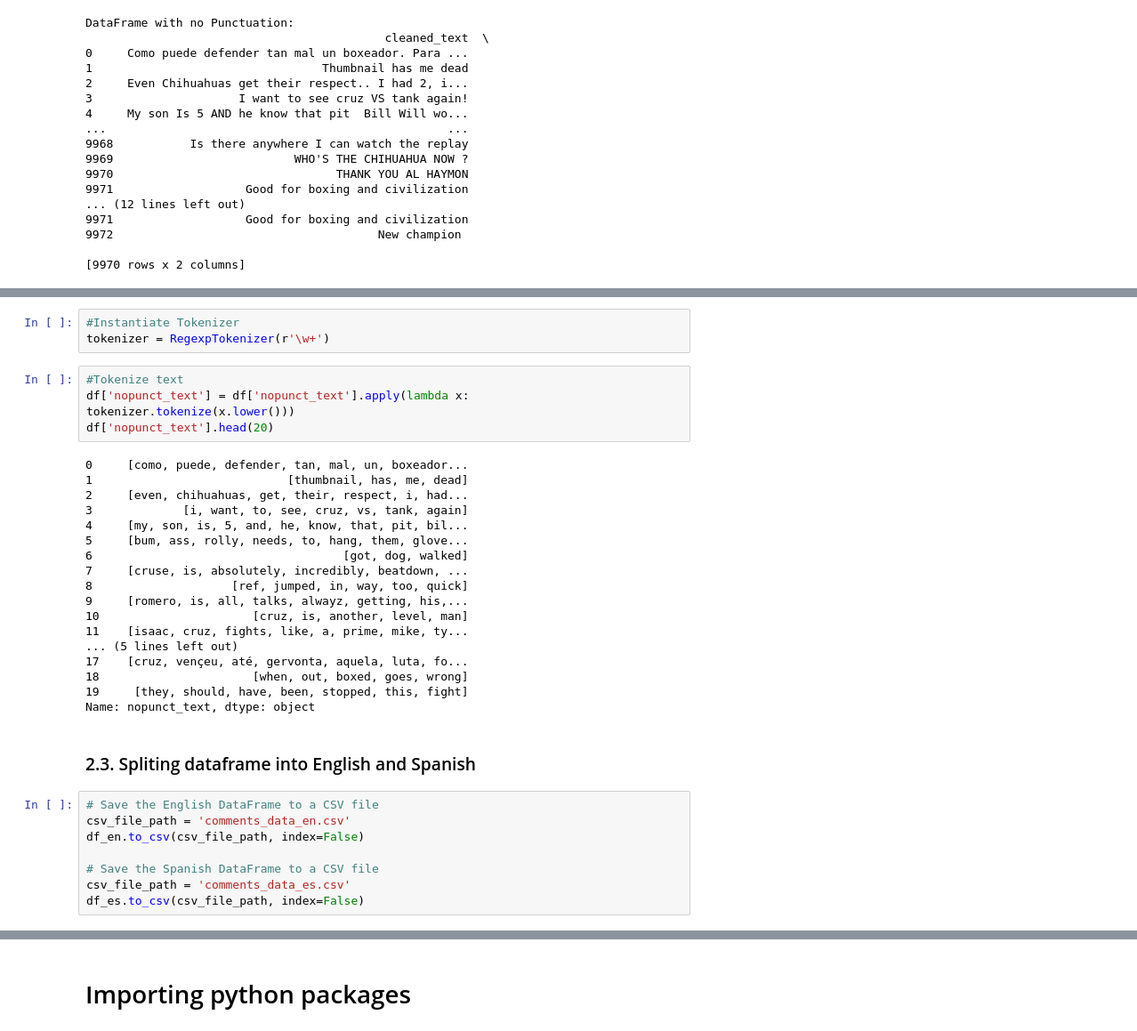
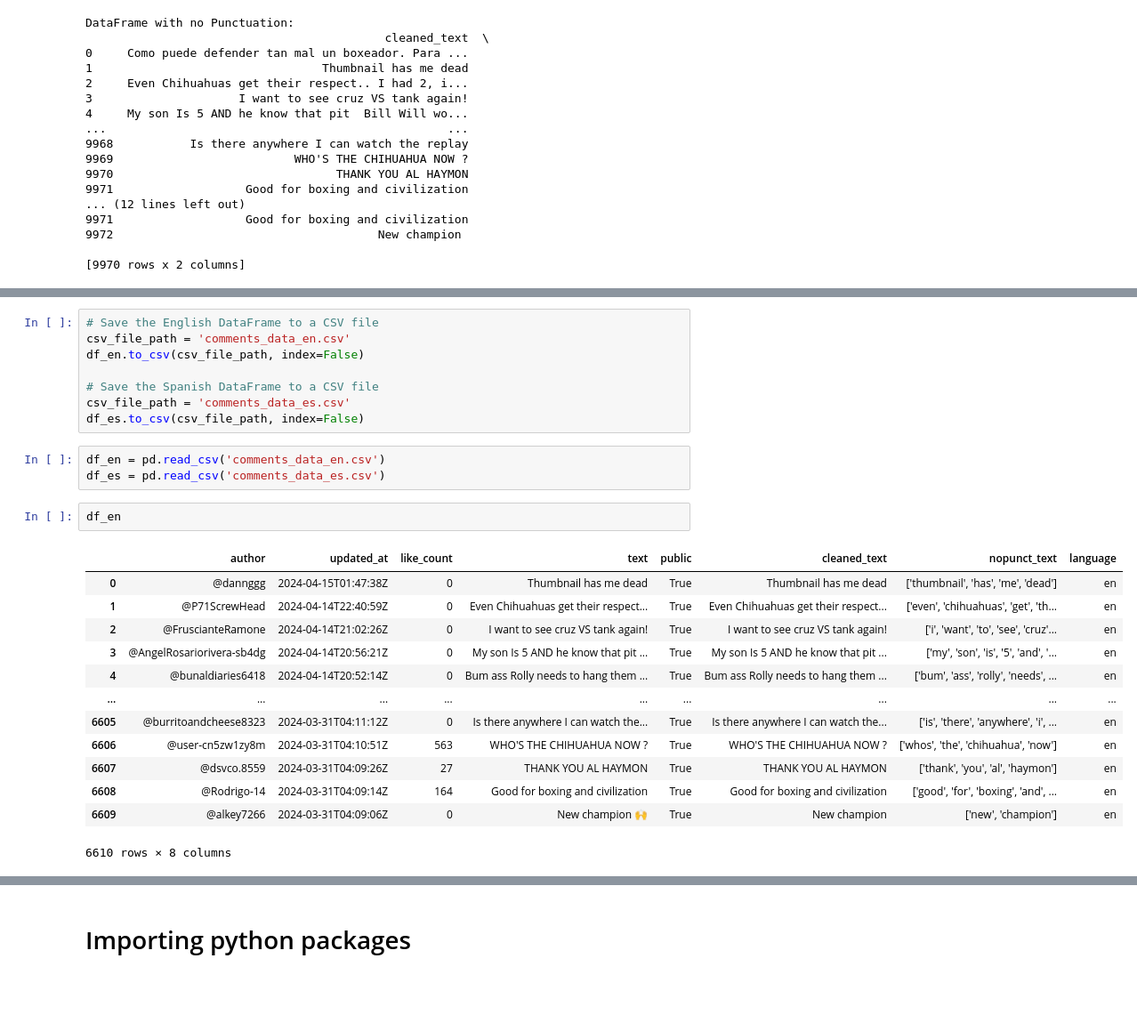
Before and after one commit to Jolmed26/Programacion_2, a Jupyter notebook: Challenges/Challenge_3/Challenge_3_NLP.ipynb, the cells around one changed output, grey strips where cells are left out. Shown at 89% size. Drawn from its saved outputs; the diff is of its cells as text; blank space fills up the shorter version.

Commit message:
Se crean los data frames en español e inglés con el texto ya tokenizado, no se logró eliminar stopwords

```diff
--- a/Challenges/Challenge_3/Challenge_3_NLP.ipynb
+++ b/Challenges/Challenge_3/Challenge_3_NLP.ipynb
@@ -305,30 +280,3 @@ print(df_es)
-# %%
-#Instantiate Tokenizer
-tokenizer = RegexpTokenizer(r'\w+')
-# %%
-#Tokenize text
-df['nopunct_text'] = df['nopunct_text'].apply(lambda x: tokenizer.tokenize(x.lower()))
-df['nopunct_text'].head(20)
-# %% [output]
-0     [como, puede, defender, tan, mal, un, boxeador...
-1                            [thumbnail, has, me, dead]
-2     [even, chihuahuas, get, their, respect, i, had...
-3             [i, want, to, see, cruz, vs, tank, again]
-4     [my, son, is, 5, and, he, know, that, pit, bil...
-5     [bum, ass, rolly, needs, to, hang, them, glove...
-6                                    [got, dog, walked]
-7     [cruse, is, absolutely, incredibly, beatdown, ...
-8                    [ref, jumped, in, way, too, quick]
-9     [romero, is, all, talks, alwayz, getting, his,...
-10                      [cruz, is, another, level, man]
-11    [isaac, cruz, fights, like, a, prime, mike, ty...
-... (5 lines left out)
-17    [cruz, vençeu, até, gervonta, aquela, luta, fo...
-18                      [when, out, boxed, goes, wrong]
-19     [they, should, have, been, stopped, this, fight]
-Name: nopunct_text, dtype: object
-# %% [markdown]
-### 2.3. Spliting dataframe into English and Spanish
 # %%
 # Save the English DataFrame to a CSV file
 csv_file_path = 'comments_data_en.csv'
@@ -337,3 +285,22 @@ df_en.to_csv(csv_file_path, index=False)
 # Save the Spanish DataFrame to a CSV file
 csv_file_path = 'comments_data_es.csv'
 df_es.to_csv(csv_file_path, index=False)
+# %%
+df_en = pd.read_csv('comments_data_en.csv')
+df_es = pd.read_csv('comments_data_es.csv')
+# %%
+df_en
+# %% [output]
+|  | author | updated_at | like_count | text | public | cleaned_text | nopunct_text | language |
+| 0 | @dannggg | 2024-04-15T01:47:38Z | 0 | Thumbnail has me dead | True | Thumbnail has me dead | ['thumbnail', 'has', 'me', 'dead'] | en |
+| 1 | @P71ScrewHead | 2024-04-14T22:40:59Z | 0 | Even Chihuahuas get their respect... | True | Even Chihuahuas get their respect... | ['even', 'chihuahuas', 'get', 'th... | en |
+| 2 | @FruscianteRamone | 2024-04-14T21:02:26Z | 0 | I want to see cruz VS tank again! | True | I want to see cruz VS tank again! | ['i', 'want', 'to', 'see', 'cruz'... | en |
+| 3 | @AngelRosariorivera-sb4dg | 2024-04-14T20:56:21Z | 0 | My son Is 5 AND he know that pit ... | True | My son Is 5 AND he know that pit ... | ['my', 'son', 'is', '5', 'and', '... | en |
+| 4 | @bunaldiaries6418 | 2024-04-14T20:52:14Z | 0 | Bum ass Rolly needs to hang them ... | True | Bum ass Rolly needs to hang them ... | ['bum', 'ass', 'rolly', 'needs', ... | en |
+| ... | ... | ... | ... | ... | ... | ... | ... | ... |
+| 6605 | @burritoandcheese8323 | 2024-03-31T04:11:12Z | 0 | Is there anywhere I can watch the... | True | Is there anywhere I can watch the... | ['is', 'there', 'anywhere', 'i', ... | en |
+| 6606 | @user-cn5zw1zy8m | 2024-03-31T04:10:51Z | 563 | WHO'S THE CHIHUAHUA NOW ? | True | WHO'S THE CHIHUAHUA NOW ? | ['whos', 'the', 'chihuahua', 'now'] | en |
+| 6607 | @dsvco.8559 | 2024-03-31T04:09:26Z | 27 | THANK YOU AL HAYMON | True | THANK YOU AL HAYMON | ['thank', 'you', 'al', 'haymon'] | en |
+| 6608 | @Rodrigo-14 | 2024-03-31T04:09:14Z | 164 | Good for boxing and civilization | True | Good for boxing and civilization | ['good', 'for', 'boxing', 'and', ... | en |
+| 6609 | @alkey7266 | 2024-03-31T04:09:06Z | 0 | New champion 🙌 | True | New champion | ['new', 'champion'] | en |
+6610 rows × 8 columns
```
Also changed, not shown: parts of 18 cells of this notebook.
